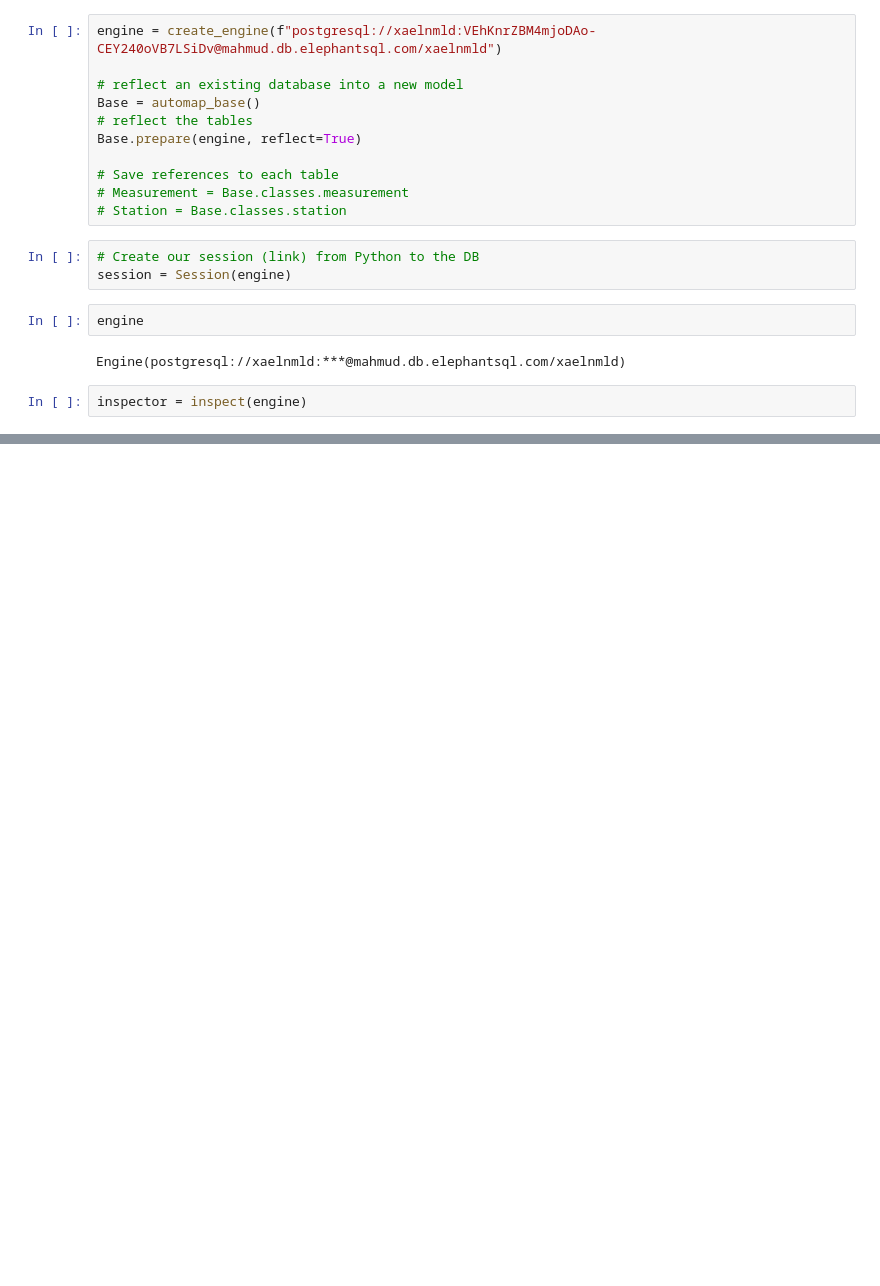
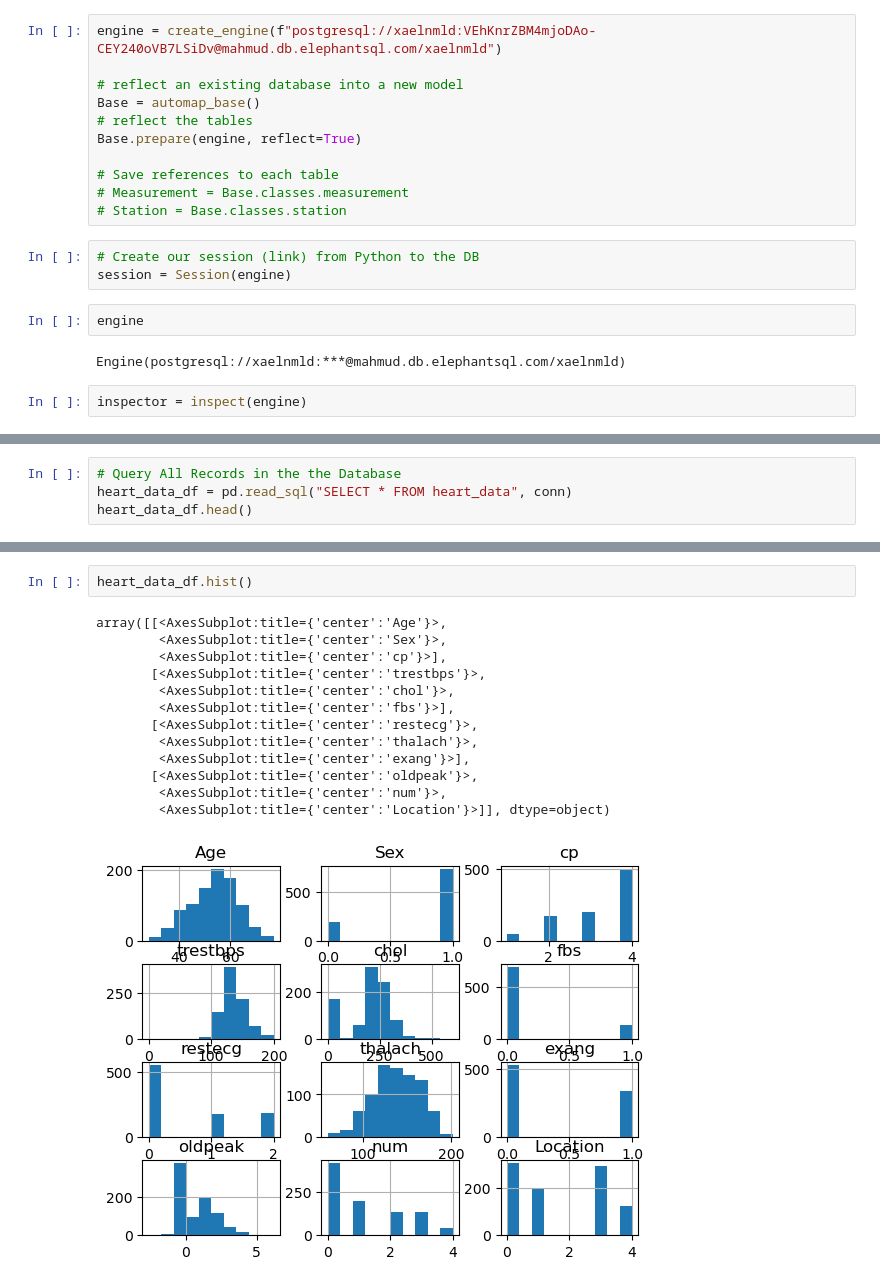
Before and after one commit to jenny0741/final_project, a Jupyter notebook: notebooks/data_query.ipynb, the cells around one changed output, grey strips where cells are left out. Saved outputs shown, nothing was run; the diff lists cells and outputs as text; blank space fills up the shorter version.

```diff
--- a/notebooks/data_query.ipynb
+++ b/notebooks/data_query.ipynb
@@ -51,0 +61,4 @@ conn = engine.connect()
+# %%
+# Query All Records in the the Database
+heart_data_df = pd.read_sql("SELECT * FROM heart_data", conn)
+heart_data_df.head()
@@ -51,0 +72,16 @@ conn = engine.connect()
+# %%
+heart_data_df.hist()
+# %% [output]
+array([[<AxesSubplot:title={'center':'Age'}>,
+        <AxesSubplot:title={'center':'Sex'}>,
+        <AxesSubplot:title={'center':'cp'}>],
+       [<AxesSubplot:title={'center':'trestbps'}>,
+        <AxesSubplot:title={'center':'chol'}>,
+        <AxesSubplot:title={'center':'fbs'}>],
+       [<AxesSubplot:title={'center':'restecg'}>,
+        <AxesSubplot:title={'center':'thalach'}>,
+        <AxesSubplot:title={'center':'exang'}>],
+       [<AxesSubplot:title={'center':'oldpeak'}>,
+        <AxesSubplot:title={'center':'num'}>,
+        <AxesSubplot:title={'center':'Location'}>]], dtype=object)
+[figure, added]
```
Also changed, not shown: parts of 12 cells of this notebook, 3 other files.
